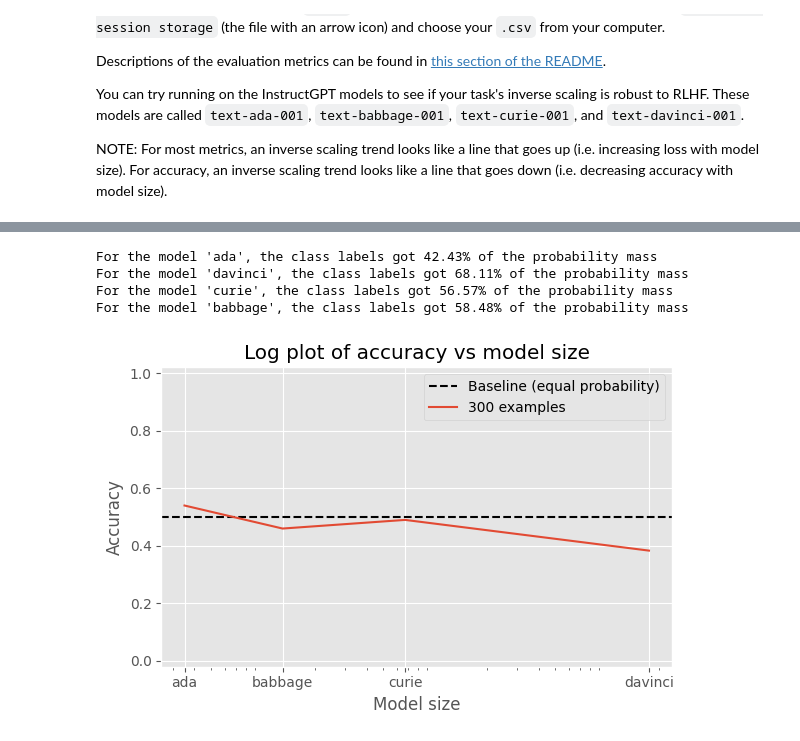
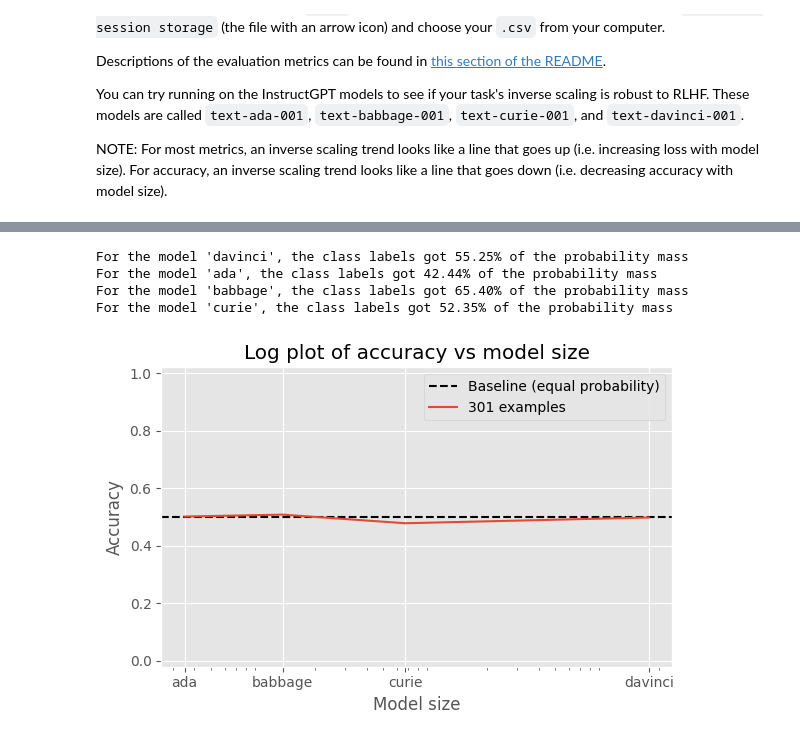
Before and after one commit to yuhui-zh15/InverseScaling, a Jupyter notebook: eval_pipeline/Inverse_Scaling_GPT_3_Colab.ipynb, the cells around one changed output, grey strips where cells are left out. Drawn from its saved outputs; the diff is of its cells as text; code cells hidden in the pictures.

```diff
--- a/eval_pipeline/Inverse_Scaling_GPT_3_Colab.ipynb
+++ b/eval_pipeline/Inverse_Scaling_GPT_3_Colab.ipynb
@@ -34,7 +34,7 @@ NOTE: For most metrics, an inverse scaling trend looks like a line that goes up
 # %%
 #@title Running GPT-3 and plotting the results { display-mode: "form" }
 evaluation_metric = "classification_acc" #@param ["classification", "sequence_prob", "logodds", "absolute_logodds", "classification_acc"]
-file_name = "csvs/final_first_round.csv" #@param {"type": "string"}
+file_name = "final_not_be.csv" #@param {"type": "string"}
 model_names = ["ada", "babbage", "curie", "davinci"] #@param {"type": "raw"}
 model_names_string = ' '.join(model_names)
 
@@ -60,5 +60,5 @@ Namespace(batch_size=100, dataset=None, dataset_path='csvs/final_first_round.csv
-For the model 'ada', the class labels got 42.43% of the probability mass
-For the model 'davinci', the class labels got 68.11% of the probability mass
-For the model 'curie', the class labels got 56.57% of the probability mass
-For the model 'babbage', the class labels got 58.48% of the probability mass
+For the model 'davinci', the class labels got 55.25% of the probability mass
+For the model 'ada', the class labels got 42.44% of the probability mass
+For the model 'babbage', the class labels got 65.40% of the probability mass
+For the model 'curie', the class labels got 52.35% of the probability mass
-[figure, old version]
+[figure, new version]
```
Also changed, not shown: parts of 1 cell of this notebook, 2 other files.
